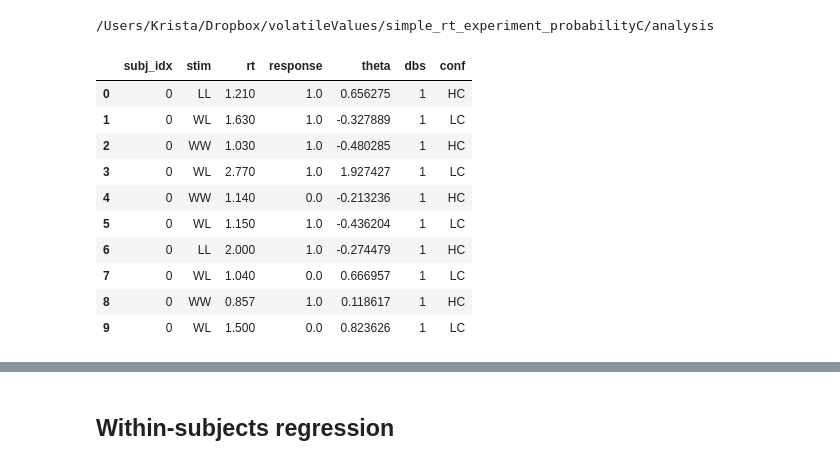
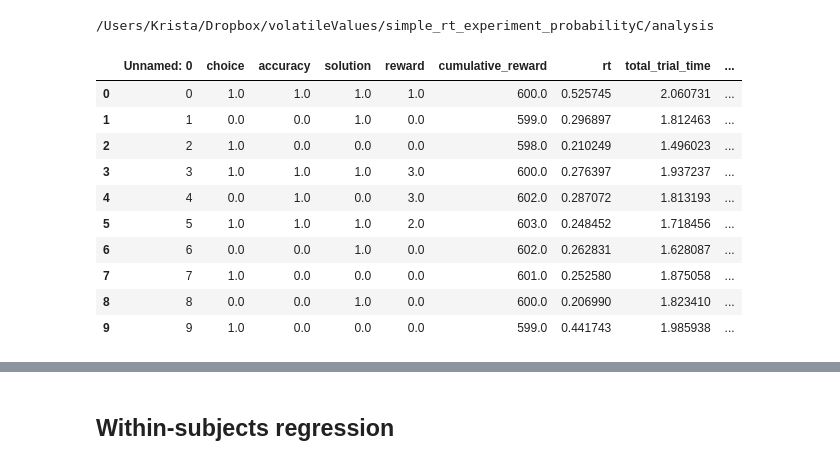
Before and after one commit to kalexandriabond/loki_0, a Jupyter notebook: simple_rt_experiment_probabilityC/analysis/hddm_regression.ipynb, the cells around one changed output, grey strips where cells are left out. Cells and saved outputs as stored; diff of their text form; code cells hidden in the pictures.

Commit message:
add data & sim reg

```diff
--- a/simple_rt_experiment_probabilityC/analysis/hddm_regression.ipynb
+++ b/simple_rt_experiment_probabilityC/analysis/hddm_regression.ipynb
@@ -13,18 +15,18 @@ from patsy import dmatrix
 # %% [output]
 /Users/Krista/Dropbox/volatileValues/simple_rt_experiment_probabilityC/analysis
 # %%
-data = hddm.load_csv('./cavanagh_theta_nn.csv')
+all_data = hddm.load_csv('aggregated_data/cleaned_probC_data_test.csv')
 # %%
-data.head(10)
+all_data.head(10)
 # %% [output]
-|  | subj_idx | stim | rt | response | theta | dbs | conf |
-| 0 | 0 | LL | 1.210 | 1.0 | 0.656275 | 1 | HC |
-| 1 | 0 | WL | 1.630 | 1.0 | -0.327889 | 1 | LC |
-| 2 | 0 | WW | 1.030 | 1.0 | -0.480285 | 1 | HC |
-| 3 | 0 | WL | 2.770 | 1.0 | 1.927427 | 1 | LC |
-| 4 | 0 | WW | 1.140 | 0.0 | -0.213236 | 1 | HC |
-| 5 | 0 | WL | 1.150 | 1.0 | -0.436204 | 1 | LC |
-| 6 | 0 | LL | 2.000 | 1.0 | -0.274479 | 1 | HC |
-| 7 | 0 | WL | 1.040 | 0.0 | 0.666957 | 1 | LC |
-| 8 | 0 | WW | 0.857 | 1.0 | 0.118617 | 1 | HC |
-| 9 | 0 | WL | 1.500 | 0.0 | 0.823626 | 1 | LC |
+|  | Unnamed: 0 | choice | accuracy | solution | reward | cumulative_reward | rt | total_trial_time | ... |
+| 0 | 0 | 1.0 | 1.0 | 1.0 | 1.0 | 600.0 | 0.525745 | 2.060731 | ... |
+| 1 | 1 | 0.0 | 0.0 | 1.0 | 0.0 | 599.0 | 0.296897 | 1.812463 | ... |
+| 2 | 2 | 1.0 | 0.0 | 0.0 | 0.0 | 598.0 | 0.210249 | 1.496023 | ... |
+| 3 | 3 | 1.0 | 1.0 | 1.0 | 3.0 | 600.0 | 0.276397 | 1.937237 | ... |
+| 4 | 4 | 0.0 | 1.0 | 0.0 | 3.0 | 602.0 | 0.287072 | 1.813193 | ... |
+| 5 | 5 | 1.0 | 1.0 | 1.0 | 2.0 | 603.0 | 0.248452 | 1.718456 | ... |
+| 6 | 6 | 0.0 | 0.0 | 1.0 | 0.0 | 602.0 | 0.262831 | 1.628087 | ... |
+| 7 | 7 | 1.0 | 0.0 | 0.0 | 0.0 | 601.0 | 0.252580 | 1.875058 | ... |
+| 8 | 8 | 0.0 | 0.0 | 1.0 | 0.0 | 600.0 | 0.206990 | 1.823410 | ... |
+| 9 | 9 | 1.0 | 0.0 | 0.0 | 0.0 | 599.0 | 0.441743 | 1.985938 | ... |
```
Also changed, not shown: parts of 31 cells of this notebook, 24 other files.
